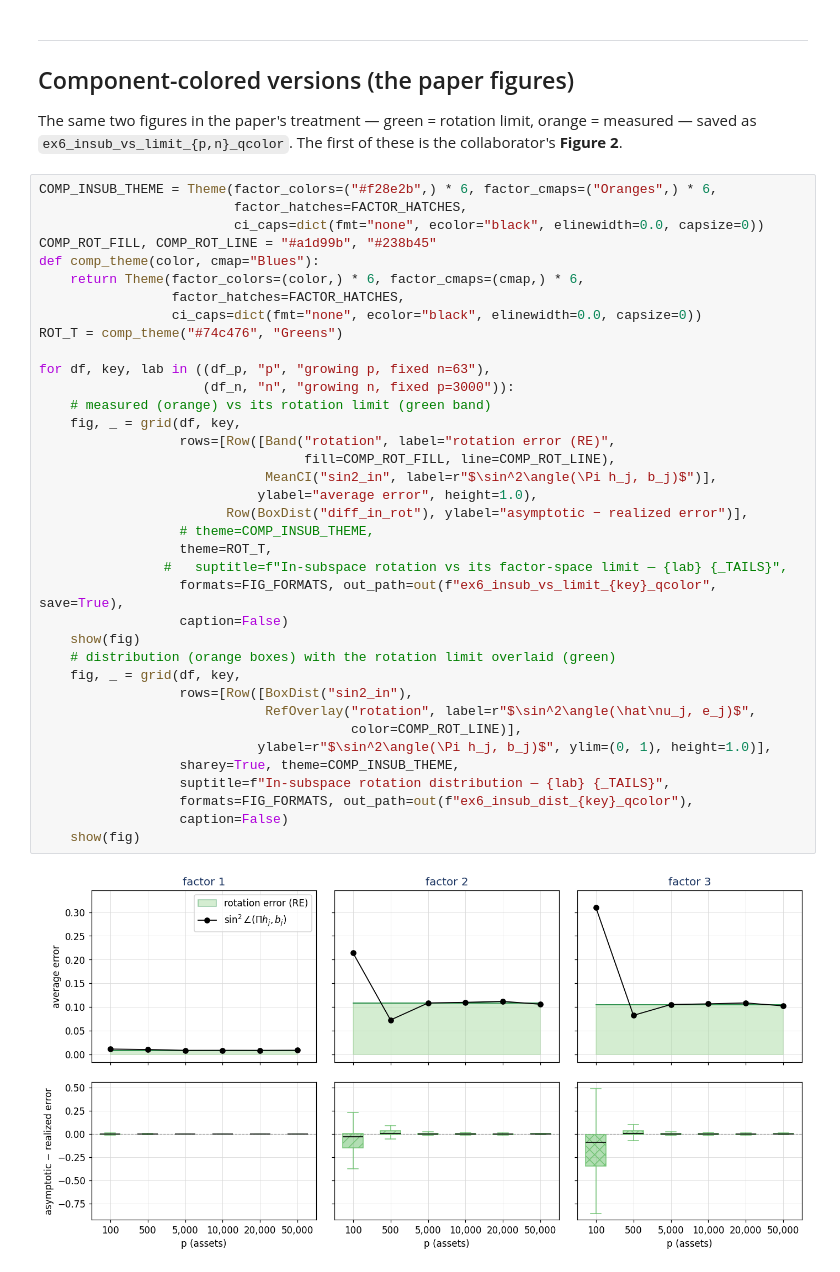
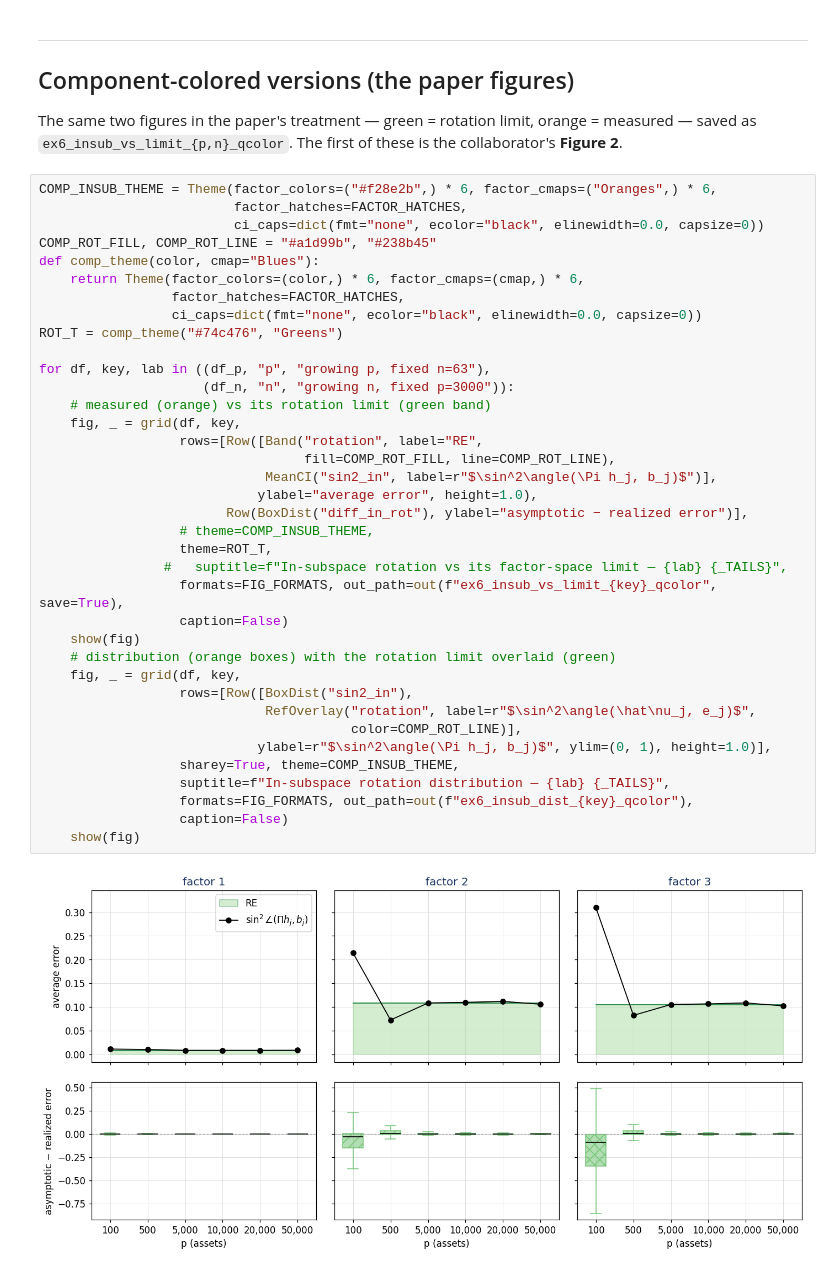
Before and after one commit to alexbstl/factor_lab_pc_concentration_code, a Jupyter notebook: notebooks/ex-6_rotation_figures_sharedB.ipynb, the cells around one changed output. Saved outputs shown, nothing was run; the diff lists cells and outputs as text.

```diff
--- a/notebooks/ex-6_rotation_figures_sharedB.ipynb
+++ b/notebooks/ex-6_rotation_figures_sharedB.ipynb
@@ -441,33 +444,33 @@ def comp_theme(color, cmap="Blues"):
                  factor_hatches=FACTOR_HATCHES,
                  ci_caps=dict(fmt="none", ecolor="black", elinewidth=0.0, capsize=0))
 ROT_T = comp_theme("#74c476", "Greens")
 
 for df, key, lab in ((df_p, "p", "growing p, fixed n=63"),
                      (df_n, "n", "growing n, fixed p=3000")):
     # measured (orange) vs its rotation limit (green band)
     fig, _ = grid(df, key,
-                  rows=[Row([Band("rotation", label="rotation error (RE)",
+                  rows=[Row([Band("rotation", label="RE",
                                   fill=COMP_ROT_FILL, line=COMP_ROT_LINE),
                              MeanCI("sin2_in", label=r"$\sin^2\angle(\Pi h_j, b_j)$")],
                             ylabel="average error", height=1.0),
                         Row(BoxDist("diff_in_rot"), ylabel="asymptotic − realized error")],
                   # theme=COMP_INSUB_THEME,
                   theme=ROT_T,
                 #   suptitle=f"In-subspace rotation vs its factor-space limit — {lab} {_TAILS}",
                   formats=FIG_FORMATS, out_path=out(f"ex6_insub_vs_limit_{key}_qcolor", save=True),
                   caption=False)
     show(fig)
     # distribution (orange boxes) with the rotation limit overlaid (green)
     fig, _ = grid(df, key,
                   rows=[Row([BoxDist("sin2_in"),
                              RefOverlay("rotation", label=r"$\sin^2\angle(\hat\nu_j, e_j)$",
                                         color=COMP_ROT_LINE)],
                             ylabel=r"$\sin^2\angle(\Pi h_j, b_j)$", ylim=(0, 1), height=1.0)],
                   sharey=True, theme=COMP_INSUB_THEME,
                   suptitle=f"In-subspace rotation distribution — {lab} {_TAILS}",
                   formats=FIG_FORMATS, out_path=out(f"ex6_insub_dist_{key}_qcolor"),
                   caption=False)
     show(fig)
 # %% [output]
-[figure, old version]
+[figure, new version]
 [figure]
```
Also changed, not shown: parts of 2 cells of this notebook, 2 other files.
